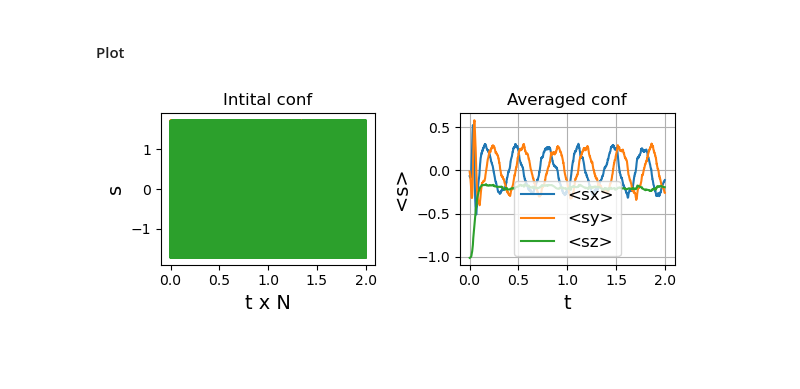
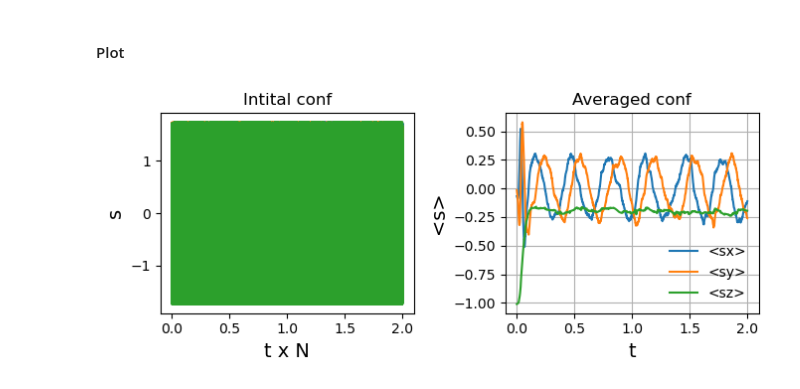
Before and after one commit to PrzemyslawZ/cuda_nbody, a Jupyter notebook: cuda_spins.ipynb, the cells around one changed output. Saved outputs shown, nothing was run; the diff lists cells and outputs as text; code cells hidden in the pictures; blank space fills up the shorter version.

```diff
--- a/cuda_spins.ipynb
+++ b/cuda_spins.ipynb
@@ -23,7 +23,7 @@ cs = CudaSpins(
             },
     gpu_params = {
         "block_size":128,
-        "use_host_mem": True}
+        "use_host_mem": False}
             )
 # %% [markdown]
 #### Check platforms on which you can simulate you system
@@ -64,23 +64,23 @@ sz_mean = np.reshape(sz, (-1, cs.params["num_bodies"])).mean(axis=-1)
 # %% [markdown]
 #### Plot
 # %%
-plt.figure(figsize=(6,2.5))
+plt.figure(figsize=(7,3))
 plt.subplot(121)
 plt.title("Intital conf")
 plt.plot(time_body, sx, label="sx")
 plt.plot(time_body, sy, label="sy")
 plt.plot(time_body, sz, label="sz")
 plt.xlabel("t x N", fontsize=14)
 plt.ylabel("s", fontsize=14)
 plt.subplot(122)
 plt.title("Averaged conf")
 plt.plot(time, sx_mean, label="<sx>")
 plt.plot(time, sy_mean, label="<sy>")
 plt.plot(time, sz_mean, label="<sz>")
 plt.xlabel("t", fontsize=14)
 plt.ylabel("<s>", fontsize=14)
-plt.legend(frameon=True, prop={"size": 12})
+plt.legend(frameon=False, prop={"size": 10})
 plt.grid(True)
 plt.tight_layout()
 # %% [output]
-[figure, old version]
+[figure, new version]
```
Also changed, not shown: parts of 3 cells of this notebook.
